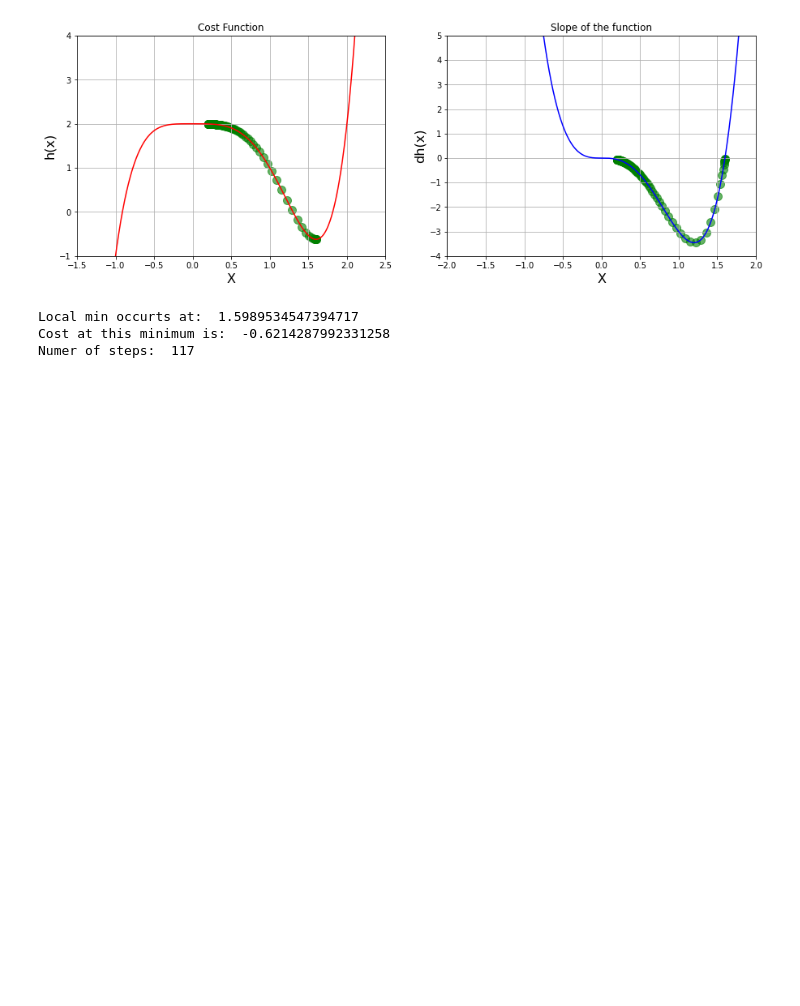
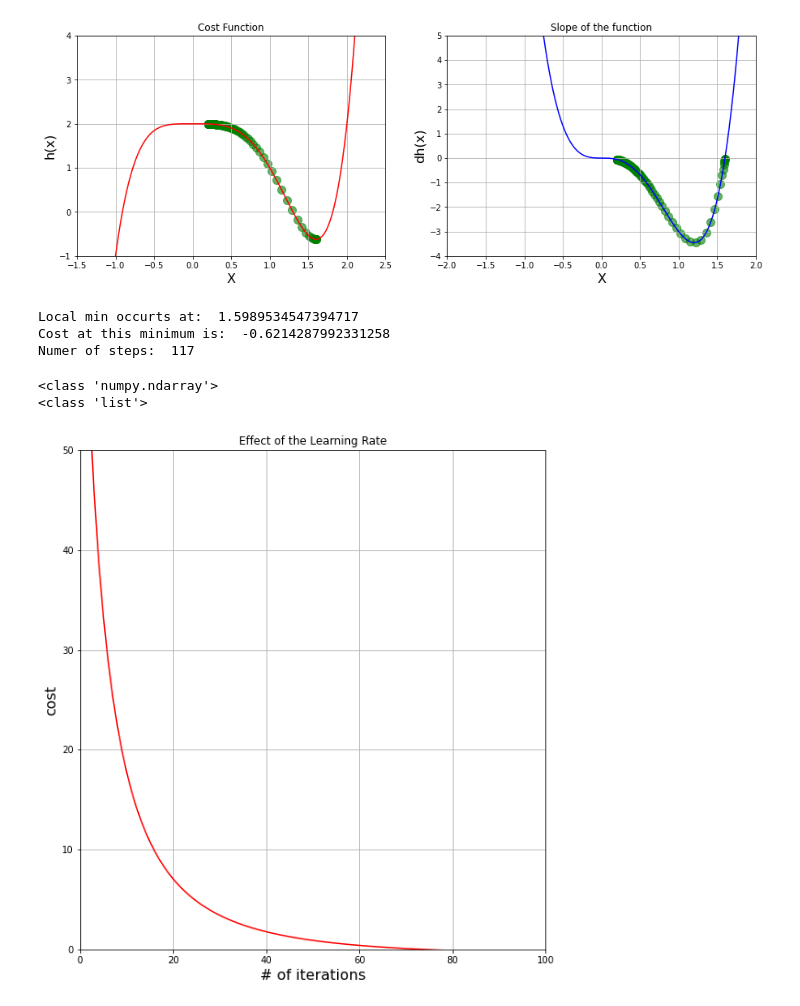
Before and after one commit to gxgarciat/Playground-DataAnalysis, a Jupyter notebook: 5_Divergence_Overflow_Tuples.ipynb, the cells around one changed output. Cells and saved outputs as stored; diff of their text form; code cells hidden in the pictures; blank space fills up the shorter version.

Commit message:
Gradient descent & Learning rate

```diff
--- a/5_Divergence_Overflow_Tuples.ipynb
+++ b/5_Divergence_Overflow_Tuples.ipynb
@@ -17,7 +17,7 @@ def h(x):
 def dh(x):
     return 5*x**4 - 8*x**3
 # %%
-def gradient_descent(derivative_fun, initial_guess, learning_rate, precision):
+def gradient_descent(derivative_fun, initial_guess, learning_rate = 0.02, precision=0.001, max_iter=300):
 
     new_x = initial_guess
     x_list = [new_x]
@@ -28,7 +28,7 @@ def gradient_descent(derivative_fun, initial_guess, learning_rate, precision):
     # steps = 50
     #steps = 500
 
-    for n in range(500):
+    for n in range(max_iter):
         previous_x = new_x
         gradient = derivative_fun(previous_x)
         new_x = previous_x - learning_rate * gradient
@@ -87,3 +87,46 @@ print('Numer of steps: ',len(list_x))
 Local min occurts at:  1.5989534547394717
 Cost at this minimum is:  -0.6214287992331258
 Numer of steps:  117
+# %%
+# Plotting function, scatter and derivative, next to each other
+
+n=100
+# In case the initial guess is assumed as -0.2, this notebook will show an overflow error
+low_gamma = gradient_descent(derivative_fun = dh, initial_guess = 3, learning_rate = 0.0005, precision = 0.0001,max_iter = n)
+
+
+# Scaling the graph
+plt.figure(figsize=[20,10])
+
+# 1 Chart: Cost function
+plt.subplot(1,2,1) # This command decides how to stack the two graphs. If required, (2,1,1), to have them on top of each other
+
+plt.xlim(0,n)
+plt.ylim(0,50)
+plt.grid(True)
+plt.title('Effect of the Learning Rate')
+plt.xlabel('# of iterations',fontsize=16)
+plt.ylabel('cost',fontsize=16)
+
+#Data Generation
+# 1) Y Axis data: From list to numpy arrays
+low_values = np.array(low_gamma[1])
+print(type(low_values))
+#print(type(low_values))
+#print(len(low_values))
+
+
+# 2) X Axis data: Creating a list from 0 to n+1
+iteration_list = list(range(0,n+1))
+#print(type(iteration_list))
+#print(len(iteration_list))
+
+
+plt.plot(iteration_list,h(low_values),'r')
+#plt.scatter(list_x,h(np.array(list_x)),s=100,color='green',alpha=0.6)
+
+plt.show()
+# %% [output]
+<class 'numpy.ndarray'>
+<class 'list'>
+[figure, added]
```
Also changed, not shown: parts of 1 cell of this notebook.
